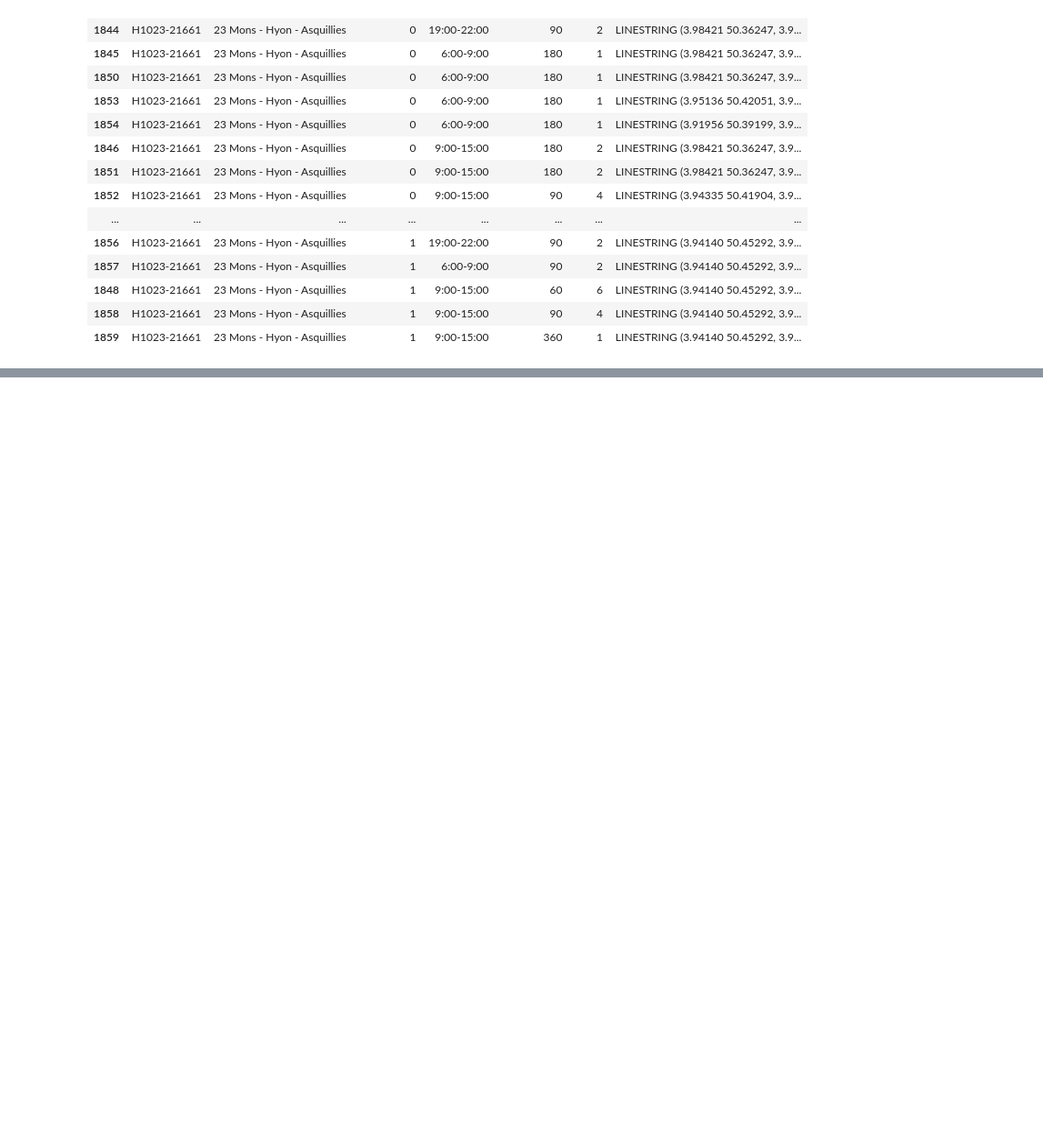
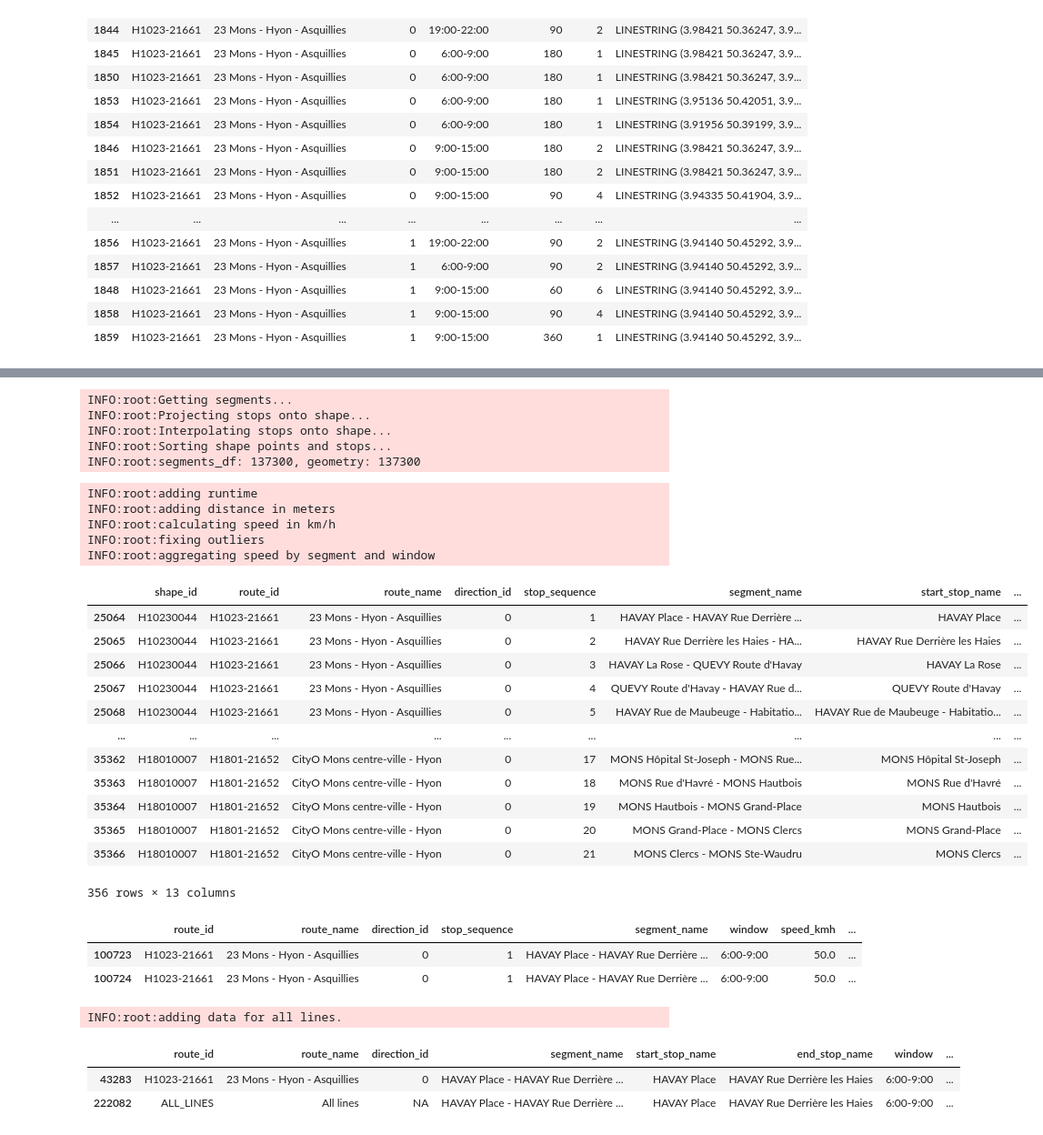
Before and after one commit to kaufmanno/GSDMA_2024, a Jupyter notebook: notebooks/GTFS.ipynb, the cells around one changed output, grey strips where cells are left out. Shown: that part at 91% size. Drawn from its saved outputs; the diff is of its cells as text; code cells hidden in the pictures; blank space fills up the shorter version.

```diff
--- a/notebooks/GTFS.ipynb
+++ b/notebooks/GTFS.ipynb
@@ -135,3 +136,51 @@ lines_freq.loc[lines_freq.route_name=='23 Mons - Hyon - Asquillies'].sort_values
 lines_freq.loc[lines_freq.route_name=='23 Mons - Hyon - Asquillies'].explore()
 # %% [output]
 [interactive output not drawn]
+# %%
+segments = feed.segments
+# %% [output]
+INFO:root:Getting segments...
+INFO:root:Projecting stops onto shape...
+INFO:root:Interpolating stops onto shape...
+INFO:root:Sorting shape points and stops...
+INFO:root:segments_df: 137300, geometry: 137300
+# %%
+speeds = feed.avg_speeds
+# %% [output]
+INFO:root:adding runtime
+INFO:root:adding distance in meters
+INFO:root:calculating speed in km/h
+INFO:root:fixing outliers
+INFO:root:aggregating speed by segment and window
+# %%
+segments.query('route_name.str.contains("Hyon")')
+# %% [output]
+|  | shape_id | route_id | route_name | direction_id | stop_sequence | segment_name | start_stop_name | ... |
+| 25064 | H10230044 | H1023-21661 | 23 Mons - Hyon - Asquillies | 0 | 1 | HAVAY Place - HAVAY Rue Derrière ... | HAVAY Place | ... |
+| 25065 | H10230044 | H1023-21661 | 23 Mons - Hyon - Asquillies | 0 | 2 | HAVAY Rue Derrière les Haies - HA... | HAVAY Rue Derrière les Haies | ... |
+| 25066 | H10230044 | H1023-21661 | 23 Mons - Hyon - Asquillies | 0 | 3 | HAVAY La Rose - QUEVY Route d'Havay | HAVAY La Rose | ... |
+| 25067 | H10230044 | H1023-21661 | 23 Mons - Hyon - Asquillies | 0 | 4 | QUEVY Route d'Havay - HAVAY Rue d... | QUEVY Route d'Havay | ... |
+| 25068 | H10230044 | H1023-21661 | 23 Mons - Hyon - Asquillies | 0 | 5 | HAVAY Rue de Maubeuge - Habitatio... | HAVAY Rue de Maubeuge - Habitatio... | ... |
+| ... | ... | ... | ... | ... | ... | ... | ... | ... |
+| 35362 | H18010007 | H1801-21652 | CityO Mons centre-ville - Hyon | 0 | 17 | MONS Hôpital St-Joseph - MONS Rue... | MONS Hôpital St-Joseph | ... |
+| 35363 | H18010007 | H1801-21652 | CityO Mons centre-ville - Hyon | 0 | 18 | MONS Rue d'Havré - MONS Hautbois | MONS Rue d'Havré | ... |
+| 35364 | H18010007 | H1801-21652 | CityO Mons centre-ville - Hyon | 0 | 19 | MONS Hautbois - MONS Grand-Place | MONS Hautbois | ... |
+| 35365 | H18010007 | H1801-21652 | CityO Mons centre-ville - Hyon | 0 | 20 | MONS Grand-Place - MONS Clercs | MONS Grand-Place | ... |
+| 35366 | H18010007 | H1801-21652 | CityO Mons centre-ville - Hyon | 0 | 21 | MONS Clercs - MONS Ste-Waudru | MONS Clercs | ... |
+356 rows × 13 columns
+# %%
+speeds.loc[(speeds.segment_id=='H1hy128a - H1hy130b')&(speeds.window=='6:00-9:00')&(speeds.direction_id==0)]
+# %% [output]
+|  | route_id | route_name | direction_id | stop_sequence | segment_name | window | speed_kmh | ... |
+| 100723 | H1023-21661 | 23 Mons - Hyon - Asquillies | 0 | 1 | HAVAY Place - HAVAY Rue Derrière ... | 6:00-9:00 | 50.0 | ... |
+| 100724 | H1023-21661 | 23 Mons - Hyon - Asquillies | 0 | 1 | HAVAY Place - HAVAY Rue Derrière ... | 6:00-9:00 | 50.0 | ... |
+# %%
+seg_freq = feed.segments_freq
+# %% [output]
+INFO:root:adding data for all lines.
+# %%
+seg_freq.loc[(seg_freq.segment_id=='H1hy128a - H1hy130b')&(seg_freq.window=='6:00-9:00')]
+# %% [output]
+|  | route_id | route_name | direction_id | segment_name | start_stop_name | end_stop_name | window | ... |
+| 43283 | H1023-21661 | 23 Mons - Hyon - Asquillies | 0 | HAVAY Place - HAVAY Rue Derrière ... | HAVAY Place | HAVAY Rue Derrière les Haies | 6:00-9:00 | ... |
+| 222082 | ALL_LINES | All lines | NA | HAVAY Place - HAVAY Rue Derrière ... | HAVAY Place | HAVAY Rue Derrière les Haies | 6:00-9:00 | ... |
```
Also changed, not shown: parts of 4 cells of this notebook, 2 other files.
